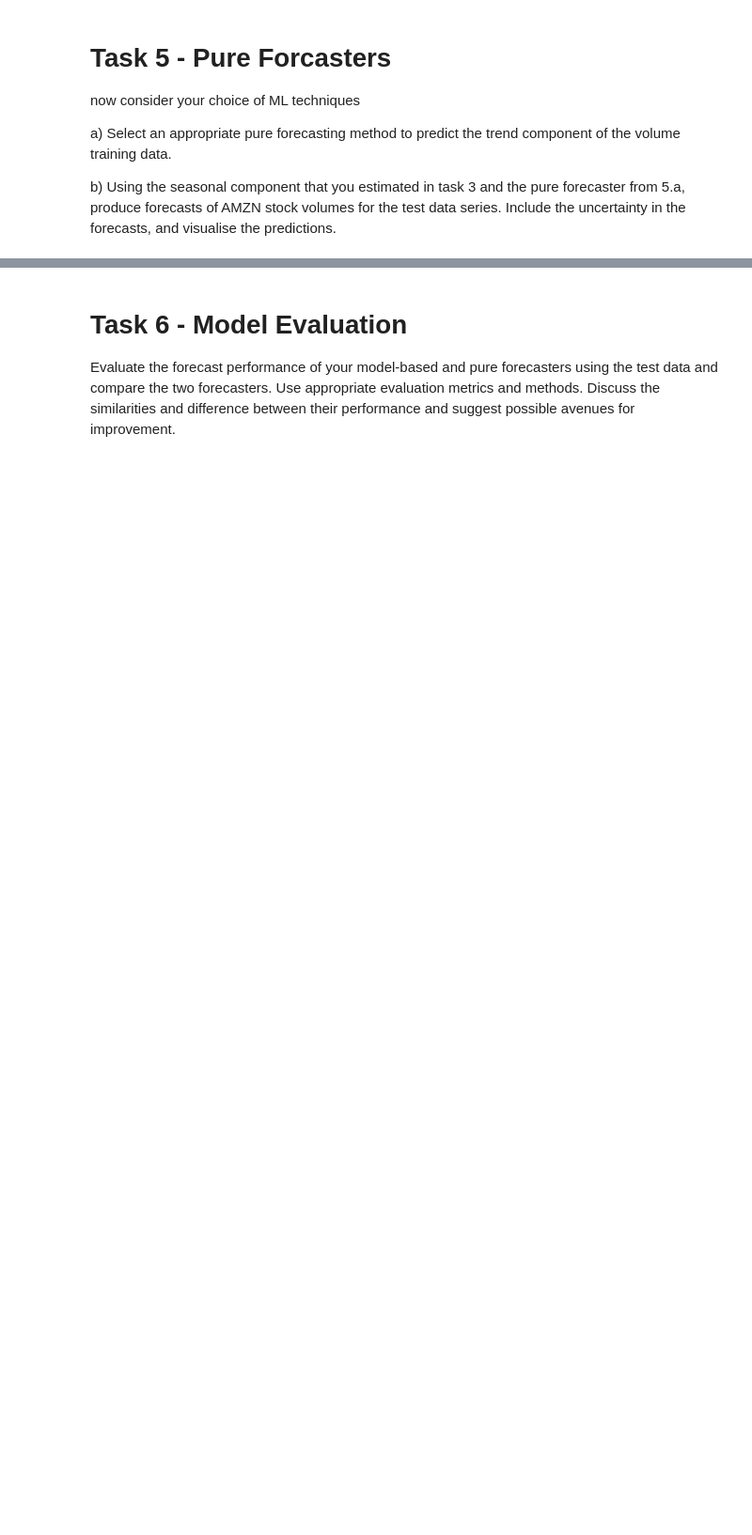
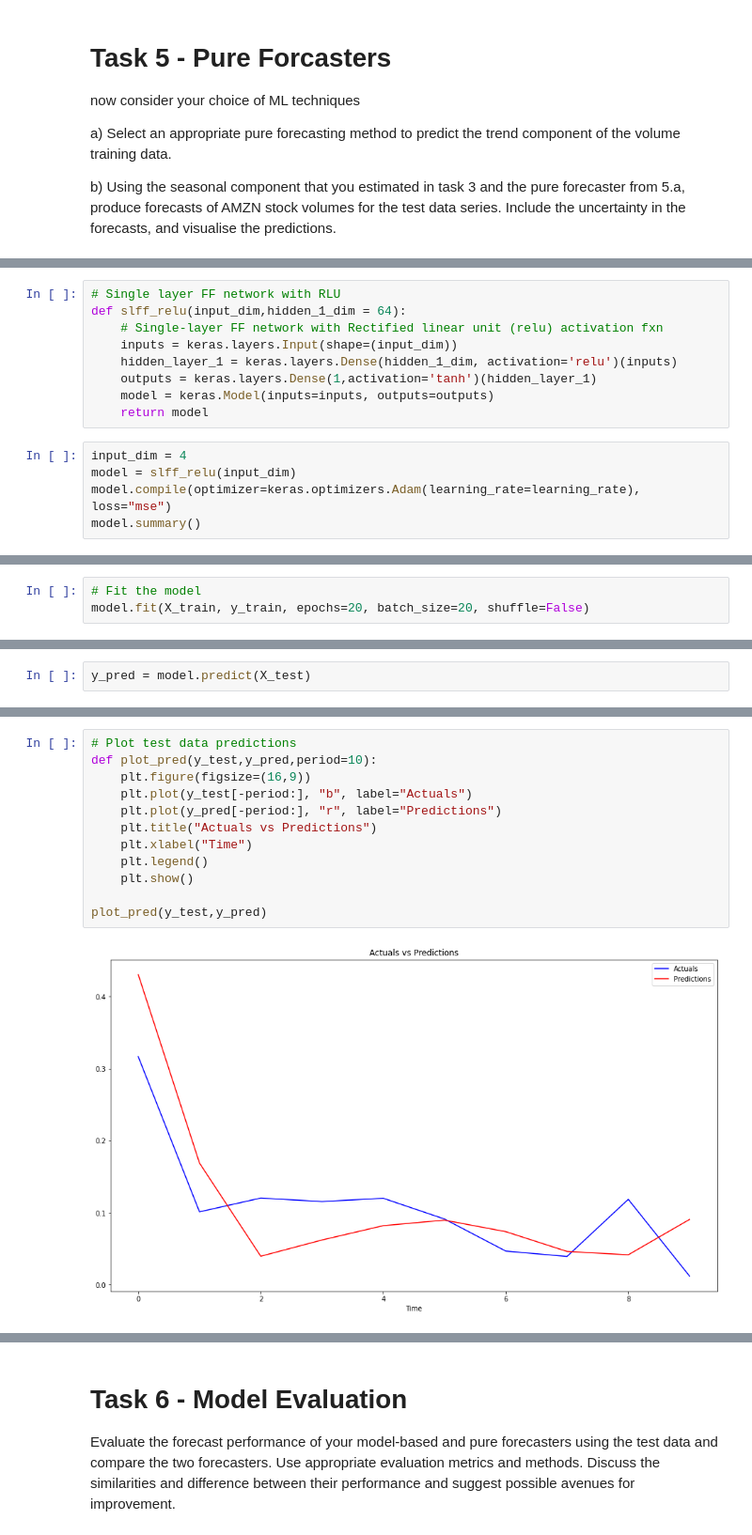
Before and after one commit to JamieKats/data2001-a3, a Jupyter notebook: DATA2001-A3-s4674720.ipynb, the cells around one changed output, grey strips where cells are left out. Shown at 94% size. Drawn from its saved outputs; the diff is of its cells as text; blank space fills up the shorter version.

```diff
--- a/DATA2001-A3-s4674720.ipynb
+++ b/DATA2001-A3-s4674720.ipynb
@@ -761,0 +872,14 @@ from tensorflow import keras
+# %%
+# Single layer FF network with RLU
+def slff_relu(input_dim,hidden_1_dim = 64):
+    # Single-layer FF network with Rectified linear unit (relu) activation fxn
+    inputs = keras.layers.Input(shape=(input_dim))
+    hidden_layer_1 = keras.layers.Dense(hidden_1_dim, activation='relu')(inputs)
+    outputs = keras.layers.Dense(1,activation='tanh')(hidden_layer_1)
+    model = keras.Model(inputs=inputs, outputs=outputs)
+    return model
+# %%
+input_dim = 4
+model = slff_relu(input_dim)
+model.compile(optimizer=keras.optimizers.Adam(learning_rate=learning_rate), loss="mse")
+model.summary()
@@ -761,0 +907,3 @@ from tensorflow import keras
+# %%
+# Fit the model
+model.fit(X_train, y_train, epochs=20, batch_size=20, shuffle=False)
@@ -761,0 +936,2 @@ from tensorflow import keras
+# %%
+y_pred = model.predict(X_test)
@@ -761,0 +940,14 @@ from tensorflow import keras
+# %%
+# Plot test data predictions
+def plot_pred(y_test,y_pred,period=10):
+    plt.figure(figsize=(16,9))
+    plt.plot(y_test[-period:], "b", label="Actuals")
+    plt.plot(y_pred[-period:], "r", label="Predictions")
+    plt.title("Actuals vs Predictions")
+    plt.xlabel("Time")
+    plt.legend()
+    plt.show()
+
+plot_pred(y_test,y_pred)
+# %% [output]
+[figure, added]
```
Also changed, not shown: parts of 39 cells of this notebook.
